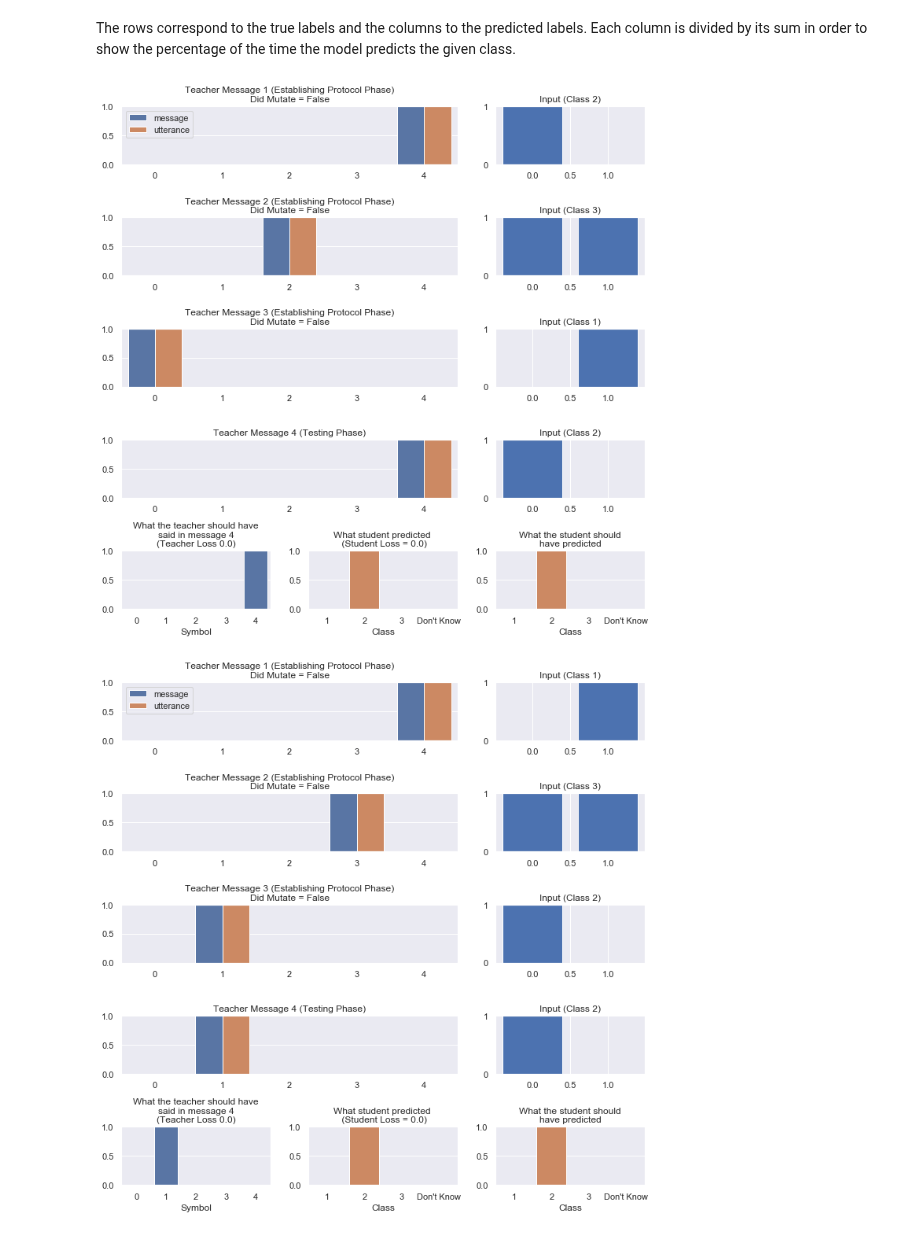
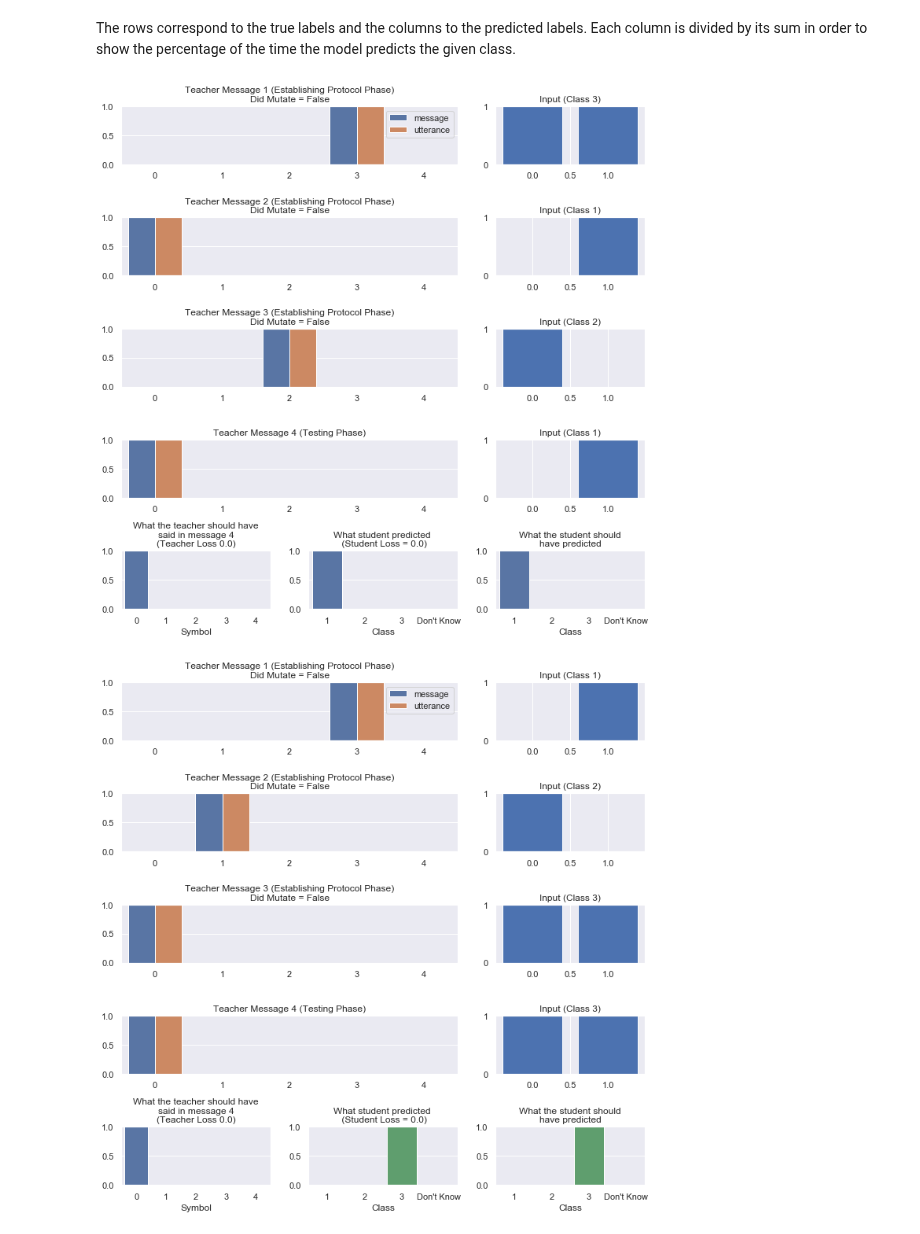
Before and after one commit to DylanCope/zero-shot-comm, a Jupyter notebook: zero-shot-comm.ipynb, the cells around one changed output. Drawn from its saved outputs; the diff is of its cells as text; code cells hidden in the pictures.

Commit message:
changed game plotting

```diff
--- a/zero-shot-comm.ipynb
+++ b/zero-shot-comm.ipynb
@@ -545,9 +542,6 @@ def get_expected_student_pred(outputs, targets):
     discretised_final_message = tf.reshape(discretised_final_message,
                                            (batch_size, 1))
 
-    final_labels = tf.argmax(targets[-1], axis=-1)
-    final_labels = tf.reshape(final_labels, (1, batch_size))
-
     idx = discretised_protocol == discretised_final_message
     idx_num = tf.cast(idx, tf.float32)
     row_sum = tf.reduce_sum(idx_num, axis=-1)
@@ -708,11 +702,18 @@ def plot_game(inputs, outputs, targets,
     """
     student_preds, history = outputs
     _, num_classes = tf.shape(student_preds)
+    num_classes = int(num_classes)
     student_loss = student_loss_fn(outputs, targets)
     teacher_loss = teacher_loss_fn(outputs, targets)
 
     if len(history) > 1:
-        fig = plt.figure(figsize=(2*(num_classes+1), 10))
+        k = 1.5
+        fig = plt.figure(
+            figsize=(
+                int(k*(num_classes+1)),
+                int(k*(comm_channel.size+2))
+            )
+        )
         n_rows = len(history) + 1
     else:
         fig = plt.figure(figsize=(10, num_classes+1))
@@ -739,7 +740,8 @@ def plot_game(inputs, outputs, targets,
         df = pd.DataFrame({
             'x': x, 'y': vals, 'type': types,
         })
-        sns.barplot(data=df, x='x', y='y', hue='type');
+        sns.barplot(data=df, x='x', y='y', hue='type',
+                    palette=sns.color_palette()[::-1]);
         ax0.set_xlabel(''); ax0.set_ylabel('')
         if i > 0:
             plt.legend([],[], frameon=False)
@@ -769,6 +771,7 @@ def plot_game(inputs, outputs, targets,
             ax1.bar(domain, inp)
             ax1.set_ylim([0, 1])
             ax1.set_yticks([0, 1])
+            ax1.set_xticks([0, 1])
 
         tar_cls = tf.argmax(targets[i][select_batch])
         ax1.set_title(f'Input (Class {class_labels[tar_cls]})')
@@ -979,8 +982,8 @@ sns.heatmap(conf_matrix, annot=True, vmin=0, vmax=1);
 The rows correspond to the true labels and the columns to the predicted labels. Each column is divided by its sum in order to show the percentage of the time the model predicts the given class.
 # %%
 for i in range(5):
-    inputs, targets, *outputs = games_played[i]
+    inputs, targets, *outputs = games_played[5+i]
     plot_game(inputs, outputs, targets)
 # %% [output]
-[figure, old version]
+[figure, new version]
-[figure, old version]
+[figure, new version]
```
Also changed, not shown: parts of 9 cells of this notebook.
